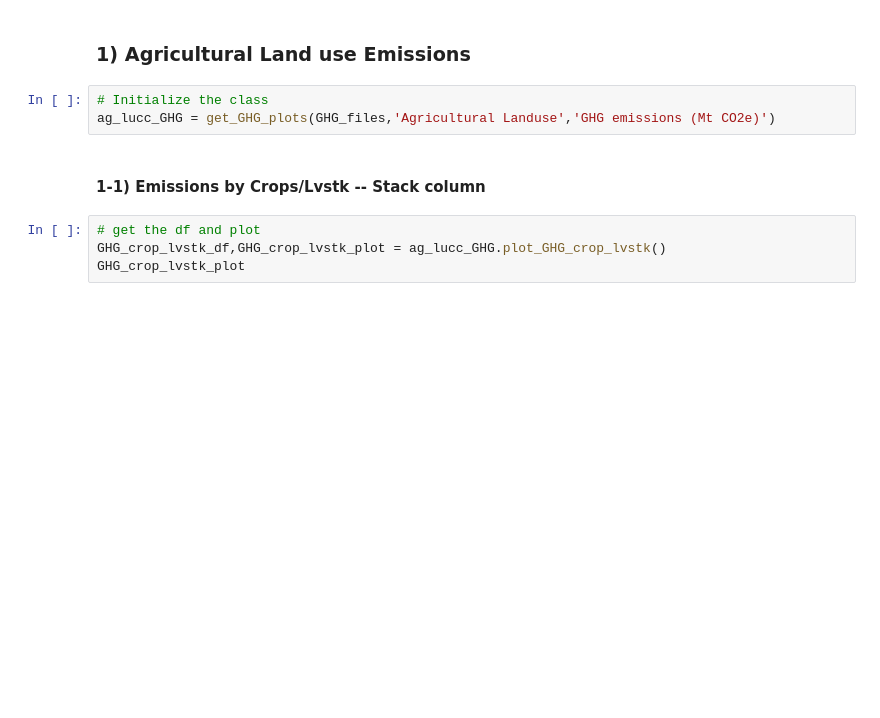
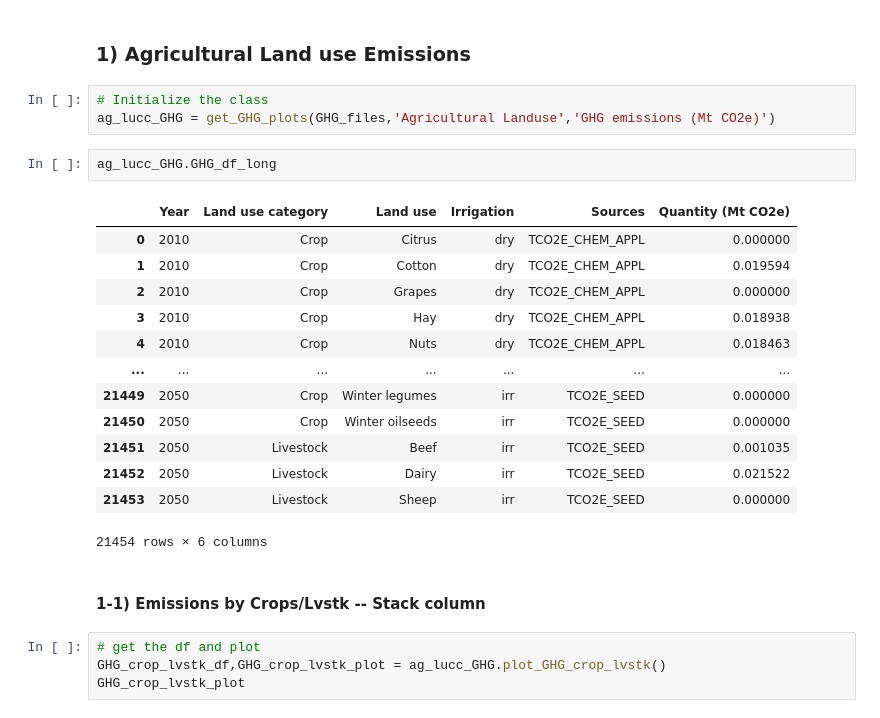
Before and after one commit to JinzhuWANG/VIS_LUTO, a Jupyter notebook: VIS_01_GHG.ipynb, the cells around one changed output. Saved outputs shown, nothing was run; the diff lists cells and outputs as text; blank space fills up the shorter version.

```diff
--- a/VIS_01_GHG.ipynb
+++ b/VIS_01_GHG.ipynb
@@ -111,6 +114,22 @@ final_chart
 # %%
 # Initialize the class
 ag_lucc_GHG = get_GHG_plots(GHG_files,'Agricultural Landuse','GHG emissions (Mt CO2e)')
+# %%
+ag_lucc_GHG.GHG_df_long
+# %% [output]
+|  | Year | Land use category | Land use | Irrigation | Sources | Quantity (Mt CO2e) |
+| 0 | 2010 | Crop | Citrus | dry | TCO2E_CHEM_APPL | 0.000000 |
+| 1 | 2010 | Crop | Cotton | dry | TCO2E_CHEM_APPL | 0.019594 |
+| 2 | 2010 | Crop | Grapes | dry | TCO2E_CHEM_APPL | 0.000000 |
+| 3 | 2010 | Crop | Hay | dry | TCO2E_CHEM_APPL | 0.018938 |
+| 4 | 2010 | Crop | Nuts | dry | TCO2E_CHEM_APPL | 0.018463 |
+| ... | ... | ... | ... | ... | ... | ... |
+| 21449 | 2050 | Crop | Winter legumes | irr | TCO2E_SEED | 0.000000 |
+| 21450 | 2050 | Crop | Winter oilseeds | irr | TCO2E_SEED | 0.000000 |
+| 21451 | 2050 | Livestock | Beef | irr | TCO2E_SEED | 0.001035 |
+| 21452 | 2050 | Livestock | Dairy | irr | TCO2E_SEED | 0.021522 |
+| 21453 | 2050 | Livestock | Sheep | irr | TCO2E_SEED | 0.000000 |
+21454 rows × 6 columns
 # %% [markdown]
 #### 1-1) Emissions by Crops/Lvstk -- Stack column
 # %%
```
Also changed, not shown: parts of 8 cells of this notebook, 2 other files.
